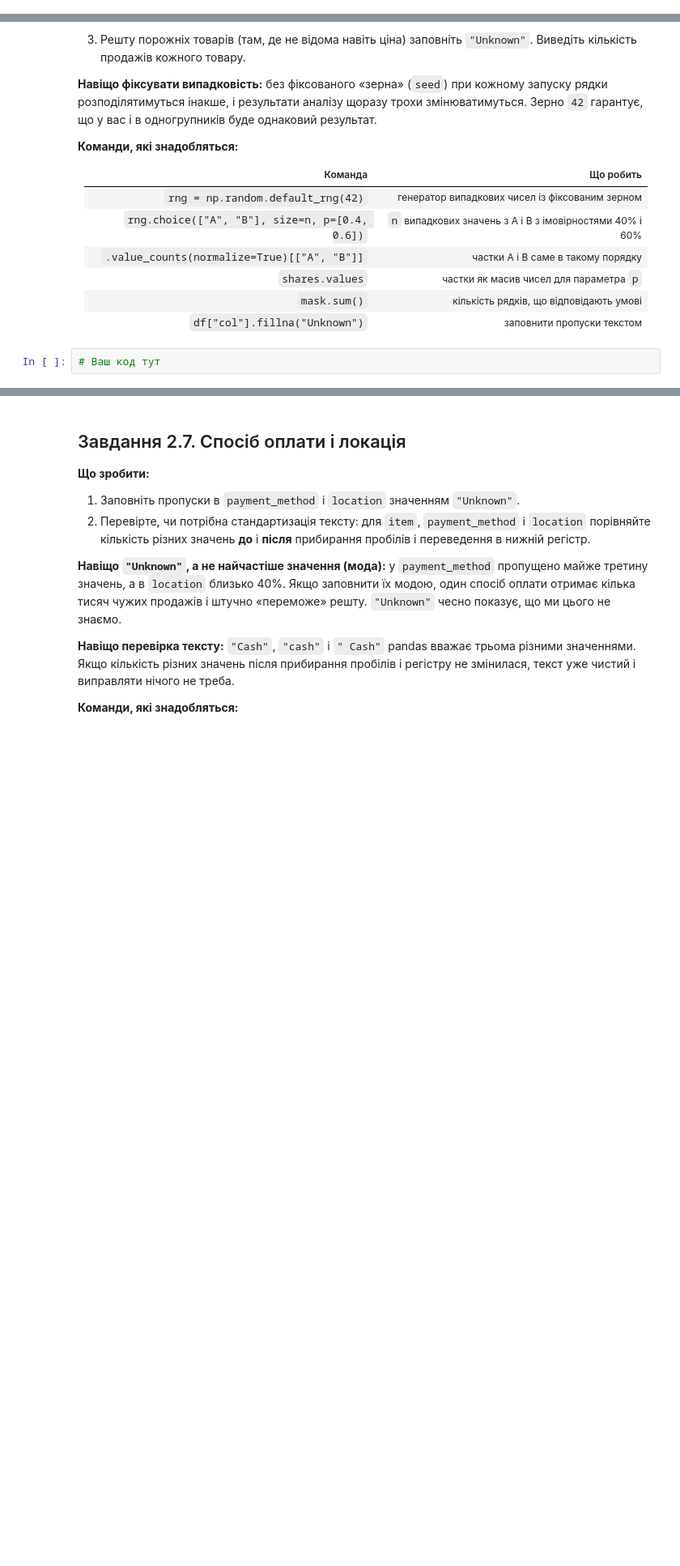
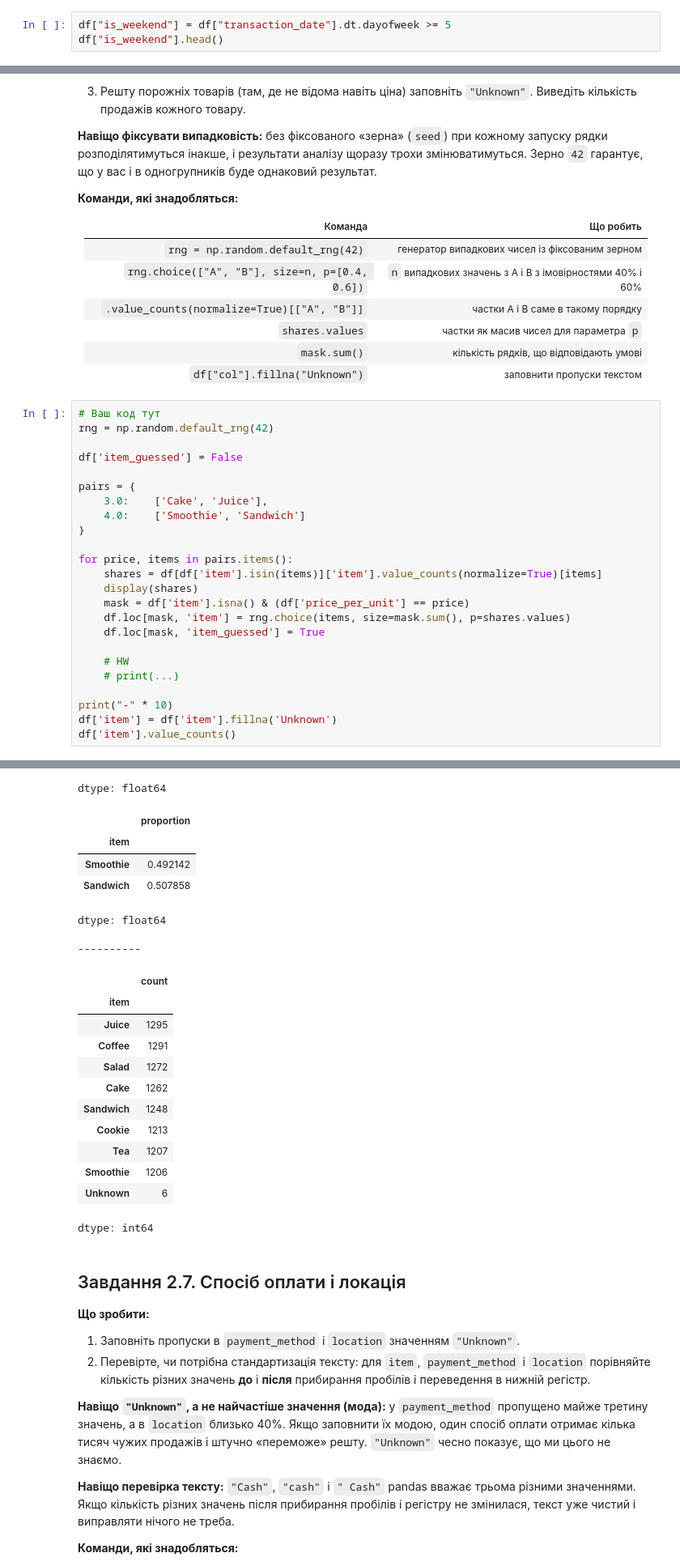
Before and after one commit to RomanLuja/Cafe_sale, a Jupyter notebook: Training_project_cafe_sales.ipynb, the cells around one changed output, grey strips where cells are left out. Shown at 81% size. Cells and saved outputs as stored; diff of their text form; blank space fills up the shorter version.

Commit message:
Заповнюемо item

```diff
--- a/Training_project_cafe_sales.ipynb
+++ b/Training_project_cafe_sales.ipynb
@@ -586,0 +581,3 @@ dtype: int64
+# %%
+df["is_weekend"] = df["transaction_date"].dt.dayofweek >= 5
+df["is_weekend"].head()
@@ -617,5 +671,28 @@ dtype: int64
 | `shares.values` | частки як масив чисел для параметра `p` |
 | `mask.sum()` | кількість рядків, що відповідають умові |
 | `df["col"].fillna("Unknown")` | заповнити пропуски текстом |
-# %%
-# Ваш код тут
+# %%
+# Ваш код тут
+rng = np.random.default_rng(42)
+
+df['item_guessed'] = False
+
+pairs = {
+    3.0:	['Cake', 'Juice'],
+    4.0:	['Smoothie', 'Sandwich']
+}
+
+for price, items in pairs.items():
+    shares = df[df['item'].isin(items)]['item'].value_counts(normalize=True)[items]
+    display(shares)
+    mask = df['item'].isna() & (df['price_per_unit'] == price)
+    df.loc[mask, 'item'] = rng.choice(items, size=mask.sum(), p=shares.values)
+    df.loc[mask, 'item_guessed'] = True
+
+    # HW
+    # print(...)
+
+print("-" * 10)
+df['item'] = df['item'].fillna('Unknown')
+df['item'].value_counts()
+# %% [output]
@@ -622,3 +703,22 @@ dtype: int64
+dtype: float64
+|  | proportion |
+| item |  |
+| Smoothie | 0.492142 |
+| Sandwich | 0.507858 |
+dtype: float64
+----------
+|  | count |
+| item |  |
+| Juice | 1295 |
+| Coffee | 1291 |
+| Salad | 1272 |
+| Cake | 1262 |
+| Sandwich | 1248 |
+| Cookie | 1213 |
+| Tea | 1207 |
+| Smoothie | 1206 |
+| Unknown | 6 |
+dtype: int64
 # %% [markdown]
 ## Завдання 2.7. Спосіб оплати і локація
 
```
Also changed, not shown: parts of 9 cells of this notebook.
